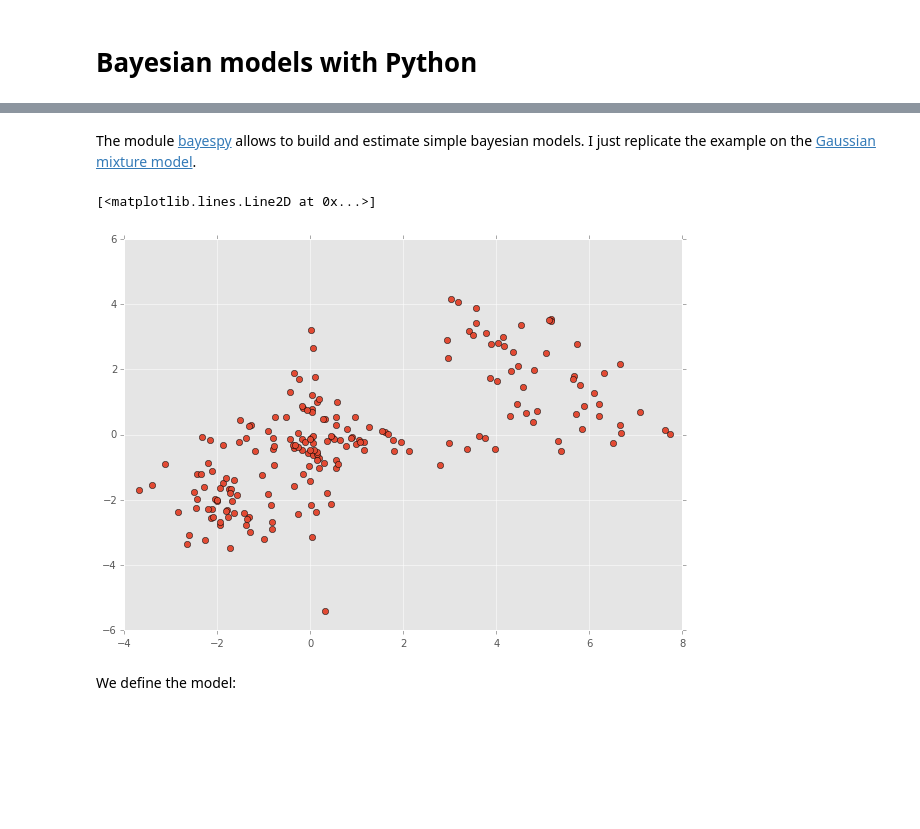
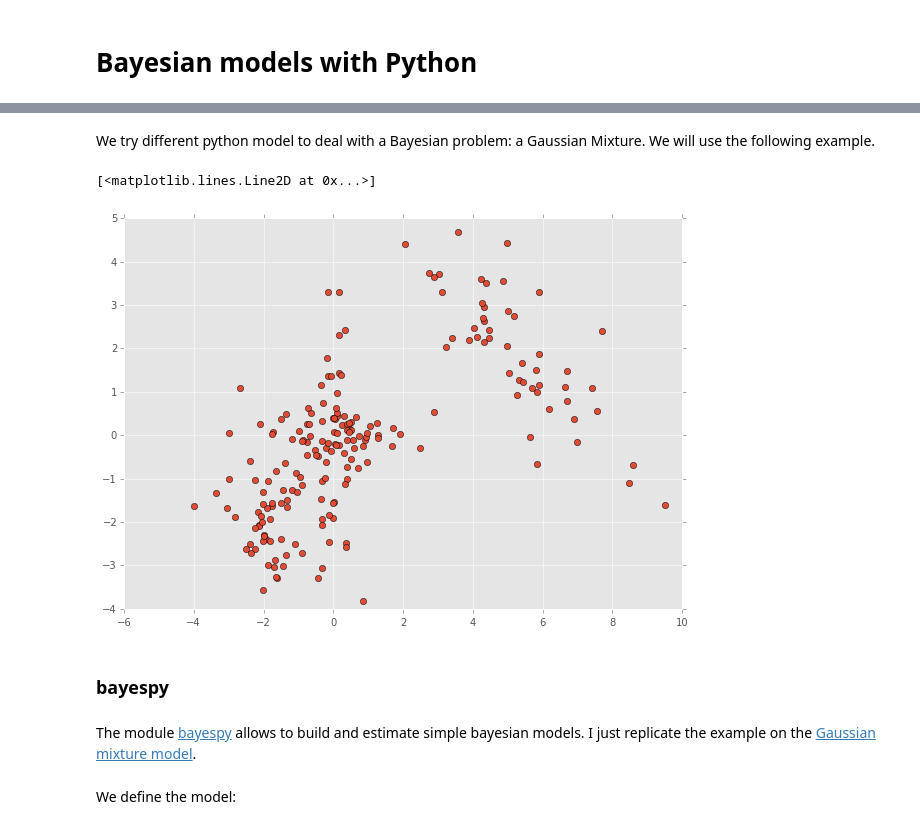
Before and after one commit to sdpython/ensae_teaching_cs, a Jupyter notebook: _doc/notebooks/2a/bayesian_with_python.ipynb, the cells around one changed output, grey strips where cells are left out. Drawn from its saved outputs; the diff is of its cells as text; code cells hidden in the pictures; blank space fills up the shorter version.

Commit message:
notebook about bayesian statistics

```diff
--- a/_doc/notebooks/2a/bayesian_with_python.ipynb
+++ b/_doc/notebooks/2a/bayesian_with_python.ipynb
@@ -3,22 +10,27 @@
+# %% [markdown]
+We try different python model to deal with a Bayesian problem: a Gaussian Mixture. We will use the following example.
 # %%
 import matplotlib.pyplot as plt
 plt.style.use('ggplot')
+# %%
+import numpy as np
+y0 = np.random.multivariate_normal([0, 0], [[2, 0], [0, 0.1]], size=50)
+y1 = np.random.multivariate_normal([0, 0], [[0.1, 0], [0, 2]], size=50)
+y2 = np.random.multivariate_normal([5, 2], [[2, -1.5], [-1.5, 2]], size=50)
+y3 = np.random.multivariate_normal([-2, -2], [[0.5, 0], [0, 0.5]], size=50)
+y = np.vstack([y0, y1, y2, y3])
+X=y
+
+fig = plt.figure(figsize=(10,7))
+ax = fig.add_subplot("111")
+ax.plot(y[:,0], y[:,1], "o")
+# %% [output]
+[<matplotlib.lines.Line2D at 0x...>]
+[figure, added]
+# %% [markdown]
+<h3 id="bayespy">bayespy</h3>
 # %% [markdown]
 The module [bayespy](http://www.bayespy.org/) allows to build and estimate simple bayesian models. I just replicate the example on the [Gaussian mixture model](http://www.bayespy.org/examples/gmm.html).
-# %%
-import numpy as np
-y0 = np.random.multivariate_normal([0, 0], [[2, 0], [0, 0.1]], size=50)
-y1 = np.random.multivariate_normal([0, 0], [[0.1, 0], [0, 2]], size=50)
-y2 = np.random.multivariate_normal([5, 2], [[2, -1.5], [-1.5, 2]], size=50)
-y3 = np.random.multivariate_normal([-2, -2], [[0.5, 0], [0, 0.5]], size=50)
-y = np.vstack([y0, y1, y2, y3])
-
-fig = plt.figure(figsize=(10,7))
-ax = fig.add_subplot("111")
-ax.plot(y[:,0], y[:,1], "o")
-# %% [output]
-[<matplotlib.lines.Line2D at 0x...>]
-[figure, removed]
 # %% [markdown]
 We define the model:
 # %%
```
Also changed, not shown: parts of 14 cells of this notebook.
